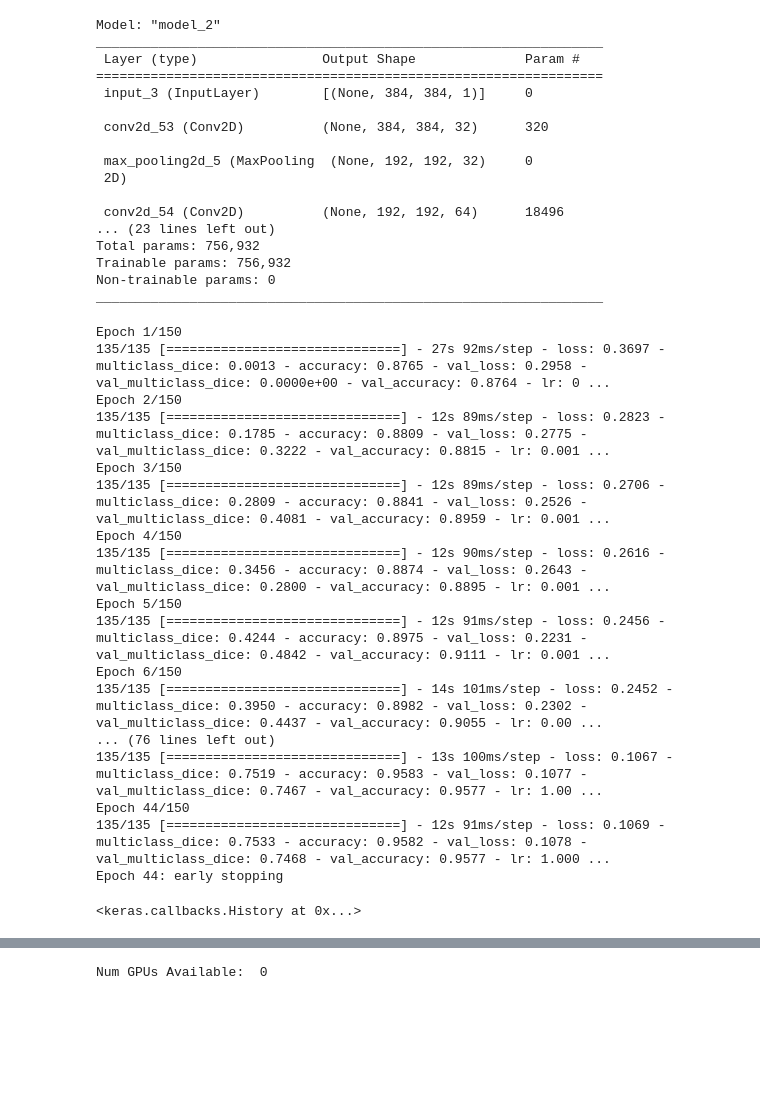
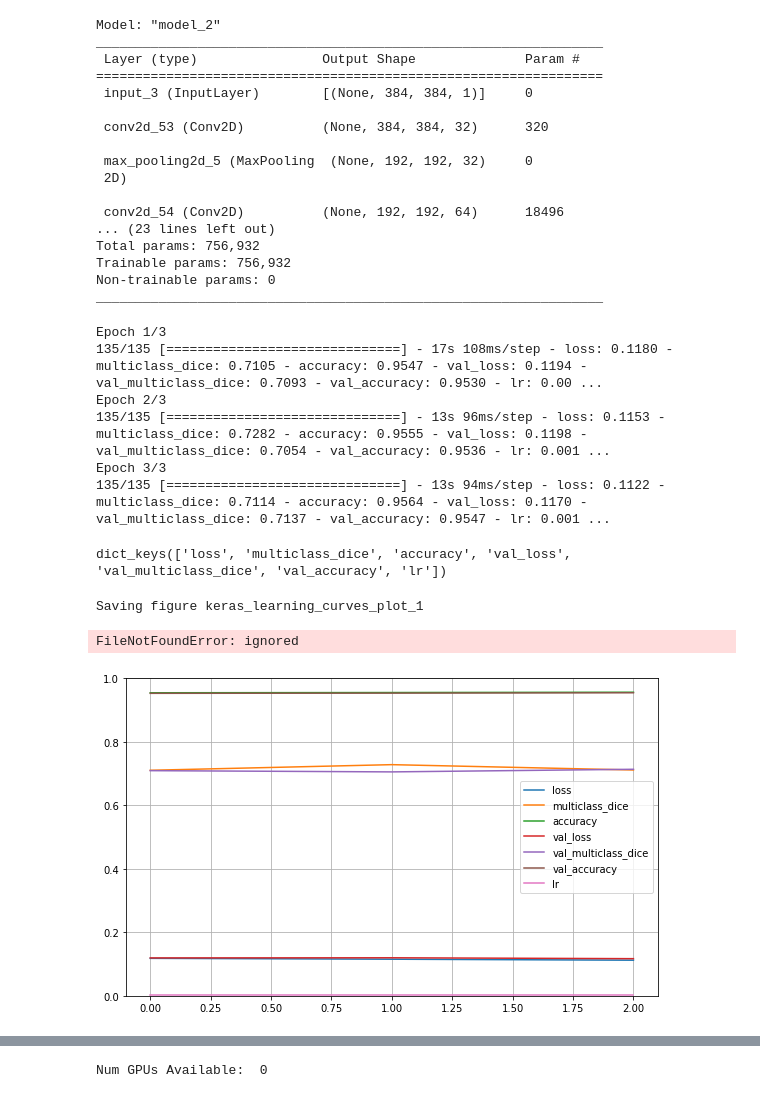
Before and after one commit to Itziar23/prueba, a Jupyter notebook: principal.ipynb, the cells around one changed output, grey strips where cells are left out. Saved outputs shown, nothing was run; the diff lists cells and outputs as text; code cells hidden in the pictures; blank space fills up the shorter version.

```diff
--- a/principal.ipynb
+++ b/principal.ipynb
@@ -8,6 +8,10 @@ drive.mount('/content/gdrive')
 ruta='gdrive/My Drive/dataset/CAMUS/'
 # %% [output]
 Mounted at /content/gdrive
+# %%
+PROJECT_ROOT_DIR = "/content/gdrive/MyDrive/Colab Notebooks/images/"
+CHAPTER_ID = "cnn"
+IMAGES_PATH = os.path.join(PROJECT_ROOT_DIR, "images", CHAPTER_ID)
 # %%
 pip install SimpleITK
 # %% [output]
@@ -24,6 +28,13 @@ import SimpleITK as sitk
 import os
 
 %matplotlib inline
+# %%
+def save_fig(fig_id, tight_layout=True, fig_extension="png", resolution=300):
+    path = os.path.join(IMAGES_PATH, fig_id + "." + fig_extension)
+    print("Saving figure", fig_id)
+    if tight_layout:
+        plt.tight_layout()
+    plt.savefig(path, format=fig_extension, dpi=resolution)
 # %%
 print(os.getcwd())
 # %% [output]
@@ -282,26 +257,28 @@ model_acnn.compile(optimizer=Adam(learning_rate=1e-3), loss="sparse_categorical_
 # %%
-model_acnn.fit(x=train_frames,
+history_acnn=model_acnn.fit(x=train_frames,
                     y=train_masks,
-                    validation_data=[test_frames, test_masks],
+                    validation_data=(test_frames, test_masks),
                     batch_size=5,
-                    epochs=150,
+                    epochs=3,
                     callbacks=[earlystop, reduce_lr])
 # %% [output]
-Epoch 1/150
-135/135 [==============================] - 27s 92ms/step - loss: 0.3697 - multiclass_dice: 0.0013 - accuracy: 0.8765 - val_loss: 0.2958 - val_multiclass_dice: 0.0000e+00 - val_accuracy: 0.8764 - lr: 0 ...
-Epoch 2/150
-135/135 [==============================] - 12s 89ms/step - loss: 0.2823 - multiclass_dice: 0.1785 - accuracy: 0.8809 - val_loss: 0.2775 - val_multiclass_dice: 0.3222 - val_accuracy: 0.8815 - lr: 0.001 ...
-Epoch 3/150
-135/135 [==============================] - 12s 89ms/step - loss: 0.2706 - multiclass_dice: 0.2809 - accuracy: 0.8841 - val_loss: 0.2526 - val_multiclass_dice: 0.4081 - val_accuracy: 0.8959 - lr: 0.001 ...
-Epoch 4/150
-135/135 [==============================] - 12s 90ms/step - loss: 0.2616 - multiclass_dice: 0.3456 - accuracy: 0.8874 - val_loss: 0.2643 - val_multiclass_dice: 0.2800 - val_accuracy: 0.8895 - lr: 0.001 ...
-Epoch 5/150
-135/135 [==============================] - 12s 91ms/step - loss: 0.2456 - multiclass_dice: 0.4244 - accuracy: 0.8975 - val_loss: 0.2231 - val_multiclass_dice: 0.4842 - val_accuracy: 0.9111 - lr: 0.001 ...
-Epoch 6/150
-135/135 [==============================] - 14s 101ms/step - loss: 0.2452 - multiclass_dice: 0.3950 - accuracy: 0.8982 - val_loss: 0.2302 - val_multiclass_dice: 0.4437 - val_accuracy: 0.9055 - lr: 0.00 ...
-... (76 lines left out)
-135/135 [==============================] - 13s 100ms/step - loss: 0.1067 - multiclass_dice: 0.7519 - accuracy: 0.9583 - val_loss: 0.1077 - val_multiclass_dice: 0.7467 - val_accuracy: 0.9577 - lr: 1.00 ...
-Epoch 44/150
-135/135 [==============================] - 12s 91ms/step - loss: 0.1069 - multiclass_dice: 0.7533 - accuracy: 0.9582 - val_loss: 0.1078 - val_multiclass_dice: 0.7468 - val_accuracy: 0.9577 - lr: 1.000 ...
-Epoch 44: early stopping
+Epoch 1/3
+135/135 [==============================] - 17s 108ms/step - loss: 0.1180 - multiclass_dice: 0.7105 - accuracy: 0.9547 - val_loss: 0.1194 - val_multiclass_dice: 0.7093 - val_accuracy: 0.9530 - lr: 0.00 ...
+Epoch 2/3
+135/135 [==============================] - 13s 96ms/step - loss: 0.1153 - multiclass_dice: 0.7282 - accuracy: 0.9555 - val_loss: 0.1198 - val_multiclass_dice: 0.7054 - val_accuracy: 0.9536 - lr: 0.001 ...
+Epoch 3/3
+135/135 [==============================] - 13s 94ms/step - loss: 0.1122 - multiclass_dice: 0.7114 - accuracy: 0.9564 - val_loss: 0.1170 - val_multiclass_dice: 0.7137 - val_accuracy: 0.9547 - lr: 0.001 ...
-<keras.callbacks.History at 0x...>
+# %%
+print(history_1.history.keys())
+# %% [output]
+dict_keys(['loss', 'multiclass_dice', 'accuracy', 'val_loss', 'val_multiclass_dice', 'val_accuracy', 'lr'])
+# %%
+pd.DataFrame(history_1.history).plot(figsize=(8, 5))
+plt.grid(True)
+plt.gca().set_ylim(0, 1)
+save_fig("keras_learning_curves_plot_1")
+plt.show()
+# %% [output]
+Saving figure keras_learning_curves_plot_1
+FileNotFoundError: ignored
+[figure, added]
```
Also changed, not shown: parts of 12 cells of this notebook.
